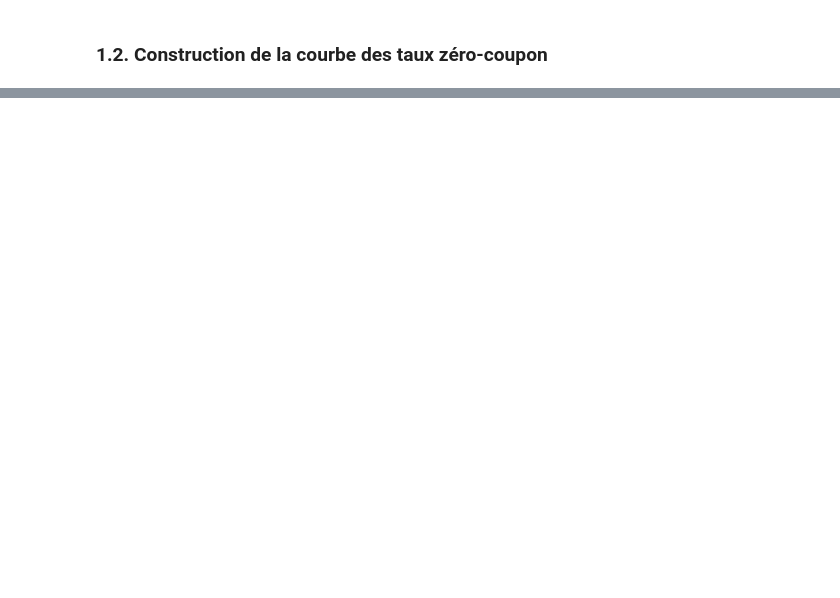
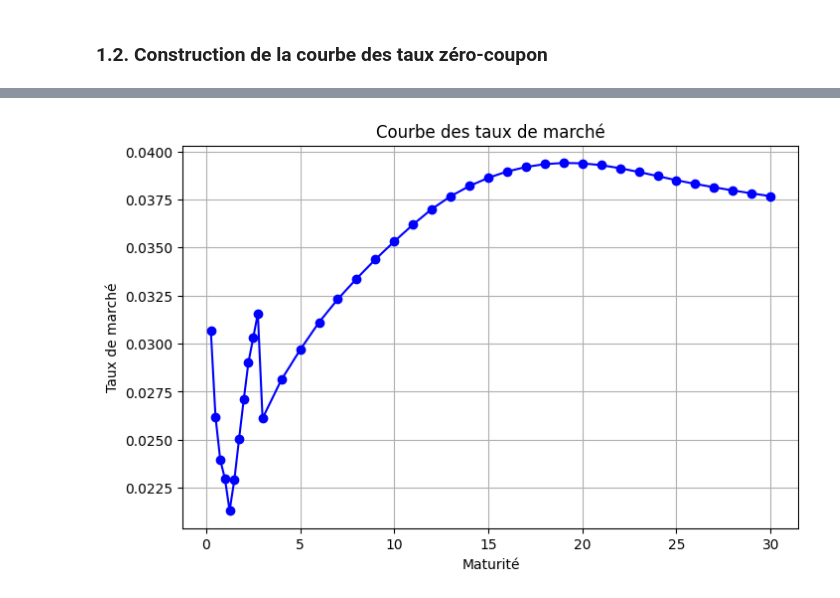
Before and after one commit to Pascale29/MODELES-DE-COURBE-DE-TAUX, a Jupyter notebook: TP1.ipynb, the cells around one changed output, grey strips where cells are left out. Saved outputs shown, nothing was run; the diff lists cells and outputs as text; code cells hidden in the pictures; blank space fills up the shorter version.

```diff
--- a/TP1.ipynb
+++ b/TP1.ipynb
@@ -77,0 +66,5 @@ data.head()
+# %%
+# Importation du jeu de données
+data = pd.read_excel('Mkt Data.xlsx', sheet_name='in')
+data.columns = ['type', 'T', 'tx']
+data.head()
@@ -77,0 +78,14 @@ data.head()
+# %%
+# Affichage d'une courbe homogène de taux de marché en fonction de la maturité
+new_df = data.copy()
+new_df['tx_h'] = new_df.apply(lambda x: 1 - x['tx'] if x['type'] == 'FUT' else x['tx'], axis=1)
+
+plt.figure(figsize=(8, 5))
+plt.plot(new_df["T"], new_df["tx_h"], marker='o', linestyle='-', color='b')
+plt.xlabel('Maturité')
+plt.ylabel('Taux de marché')
+plt.title('Courbe des taux de marché')
+plt.grid()
+plt.show()
+# %% [output]
+[figure, added]
```
Also changed, not shown: parts of 20 cells of this notebook.
